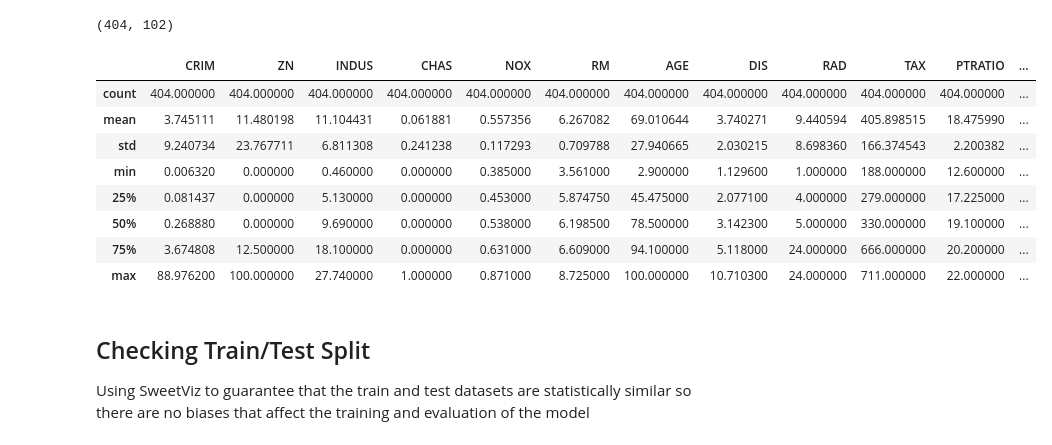
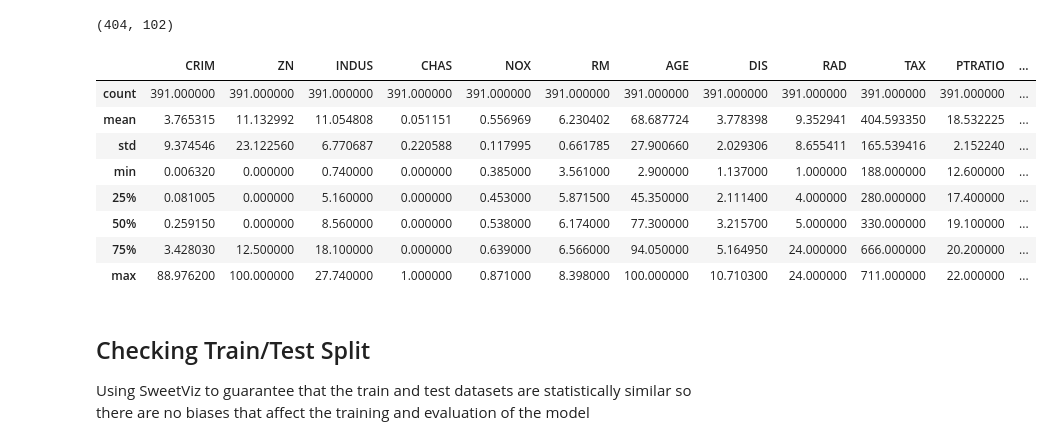
Before and after one commit to spadao/Boston_Housing_TF, a Jupyter notebook: Model.ipynb, the cells around one changed output. Saved outputs shown, nothing was run; the diff lists cells and outputs as text; code cells hidden in the pictures.

```diff
--- a/Model.ipynb
+++ b/Model.ipynb
@@ -53,23 +53,25 @@ len(x_train),len(x_test)
 # %%
 # Joining both the features and the results to analyze
 x = pd.DataFrame(x_train,columns=COLUMNS[:-1])
 x2 = pd.DataFrame(x_test,columns=COLUMNS[:-1])
 y = pd.DataFrame(y_train,columns=COLUMNS[-1:])
 y2 = pd.DataFrame(y_test,columns=COLUMNS[-1:])
-x['MEDV'] = y
-x2['MEDV'] = y2
+x['MEDV'] = y.loc[y['MEDV']<50]
+x2['MEDV'] = y2.loc[y2['MEDV']<50]
+x.dropna(inplace = True)
+x2.dropna(inplace = True)
 # Getting the basic statistical info from DataFrame
 x.describe()
 # %% [output]
 |  | CRIM | ZN | INDUS | CHAS | NOX | RM | AGE | DIS | RAD | TAX | PTRATIO | ... |
-| count | 404.000000 | 404.000000 | 404.000000 | 404.000000 | 404.000000 | 404.000000 | 404.000000 | 404.000000 | 404.000000 | 404.000000 | 404.000000 | ... |
-| mean | 3.745111 | 11.480198 | 11.104431 | 0.061881 | 0.557356 | 6.267082 | 69.010644 | 3.740271 | 9.440594 | 405.898515 | 18.475990 | ... |
-| std | 9.240734 | 23.767711 | 6.811308 | 0.241238 | 0.117293 | 0.709788 | 27.940665 | 2.030215 | 8.698360 | 166.374543 | 2.200382 | ... |
-| min | 0.006320 | 0.000000 | 0.460000 | 0.000000 | 0.385000 | 3.561000 | 2.900000 | 1.129600 | 1.000000 | 188.000000 | 12.600000 | ... |
-| 25% | 0.081437 | 0.000000 | 5.130000 | 0.000000 | 0.453000 | 5.874750 | 45.475000 | 2.077100 | 4.000000 | 279.000000 | 17.225000 | ... |
-| 50% | 0.268880 | 0.000000 | 9.690000 | 0.000000 | 0.538000 | 6.198500 | 78.500000 | 3.142300 | 5.000000 | 330.000000 | 19.100000 | ... |
-| 75% | 3.674808 | 12.500000 | 18.100000 | 0.000000 | 0.631000 | 6.609000 | 94.100000 | 5.118000 | 24.000000 | 666.000000 | 20.200000 | ... |
-| max | 88.976200 | 100.000000 | 27.740000 | 1.000000 | 0.871000 | 8.725000 | 100.000000 | 10.710300 | 24.000000 | 711.000000 | 22.000000 | ... |
+| count | 391.000000 | 391.000000 | 391.000000 | 391.000000 | 391.000000 | 391.000000 | 391.000000 | 391.000000 | 391.000000 | 391.000000 | 391.000000 | ... |
+| mean | 3.765315 | 11.132992 | 11.054808 | 0.051151 | 0.556969 | 6.230402 | 68.687724 | 3.778398 | 9.352941 | 404.593350 | 18.532225 | ... |
+| std | 9.374546 | 23.122560 | 6.770687 | 0.220588 | 0.117995 | 0.661785 | 27.900660 | 2.029306 | 8.655411 | 165.539416 | 2.152240 | ... |
+| min | 0.006320 | 0.000000 | 0.740000 | 0.000000 | 0.385000 | 3.561000 | 2.900000 | 1.137000 | 1.000000 | 188.000000 | 12.600000 | ... |
+| 25% | 0.081005 | 0.000000 | 5.160000 | 0.000000 | 0.453000 | 5.871500 | 45.350000 | 2.111400 | 4.000000 | 280.000000 | 17.400000 | ... |
+| 50% | 0.259150 | 0.000000 | 8.560000 | 0.000000 | 0.538000 | 6.174000 | 77.300000 | 3.215700 | 5.000000 | 330.000000 | 19.100000 | ... |
+| 75% | 3.428030 | 12.500000 | 18.100000 | 0.000000 | 0.639000 | 6.566000 | 94.050000 | 5.164950 | 24.000000 | 666.000000 | 20.200000 | ... |
+| max | 88.976200 | 100.000000 | 27.740000 | 1.000000 | 0.871000 | 8.398000 | 100.000000 | 10.710300 | 24.000000 | 711.000000 | 22.000000 | ... |
 # %% [markdown]
 ## Checking Train/Test Split
 
```
Also changed, not shown: parts of 14 cells of this notebook, 1 other file.
